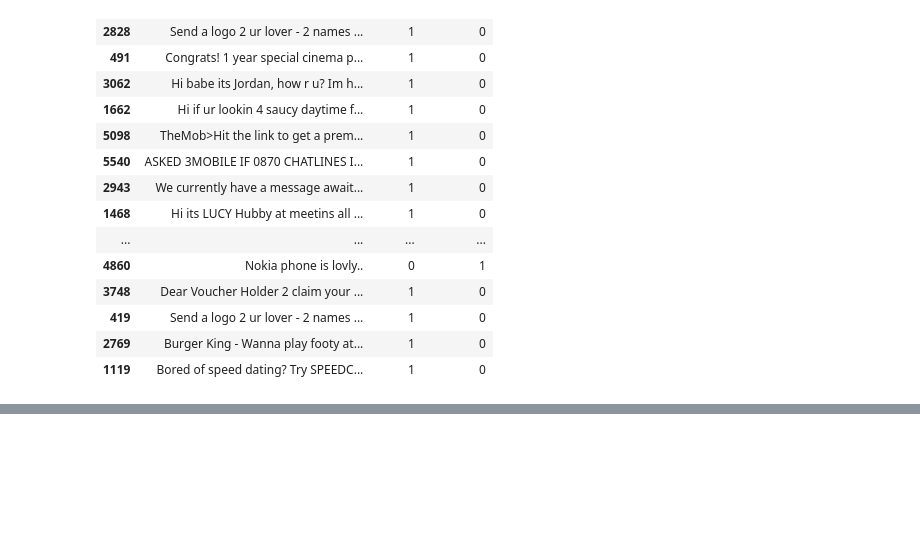
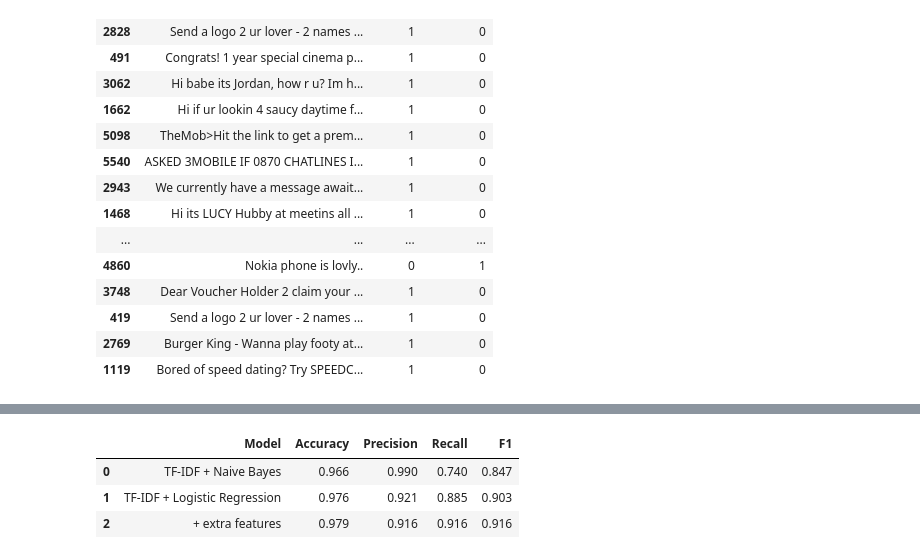
Before and after one commit to mohammedshoaib07cloud/SMS-spam-classifier, a Jupyter notebook: spam-calssifier.ipynb, the cells around one changed output, grey strips where cells are left out. Drawn from its saved outputs; the diff is of its cells as text; code cells hidden in the pictures; blank space fills up the shorter version.

Commit message:
Add confusion matrix, logistic regression, and handcrafted features

```diff
--- a/spam-calssifier.ipynb
+++ b/spam-calssifier.ipynb
@@ -209,0 +221,8 @@ results[results["actual"] != results["predicted"]]
+# %%
+from sklearn.linear_model import LogisticRegression
+
+lr = LogisticRegression(class_weight="balanced", max_iter=1000)
+lr.fit(X_train_vec, y_train)
+y_pred_lr = lr.predict(X_test_vec)
+
+print(classification_report(y_test, y_pred_lr, target_names=["ham", "spam"]))
@@ -209,0 +275,26 @@ results[results["actual"] != results["predicted"]]
+# %%
+from sklearn.metrics import accuracy_score, precision_score, recall_score, f1_score
+
+models = {
+    "TF-IDF + Naive Bayes": y_pred,
+    "TF-IDF + Logistic Regression": y_pred_lr,
+    "+ extra features": y_pred_lr2,
+}
+
+rows = []
+for name, preds in models.items():
+    rows.append({
+        "Model": name,
+        "Accuracy": accuracy_score(y_test, preds),
+        "Precision": precision_score(y_test, preds),
+        "Recall": recall_score(y_test, preds),
+        "F1": f1_score(y_test, preds),
+    })
+
+comparison = pd.DataFrame(rows).round(3)
+comparison
+# %% [output]
+|  | Model | Accuracy | Precision | Recall | F1 |
+| 0 | TF-IDF + Naive Bayes | 0.966 | 0.990 | 0.740 | 0.847 |
+| 1 | TF-IDF + Logistic Regression | 0.976 | 0.921 | 0.885 | 0.903 |
+| 2 | + extra features | 0.979 | 0.916 | 0.916 | 0.916 |
```
Also changed, not shown: parts of 4 cells of this notebook.
